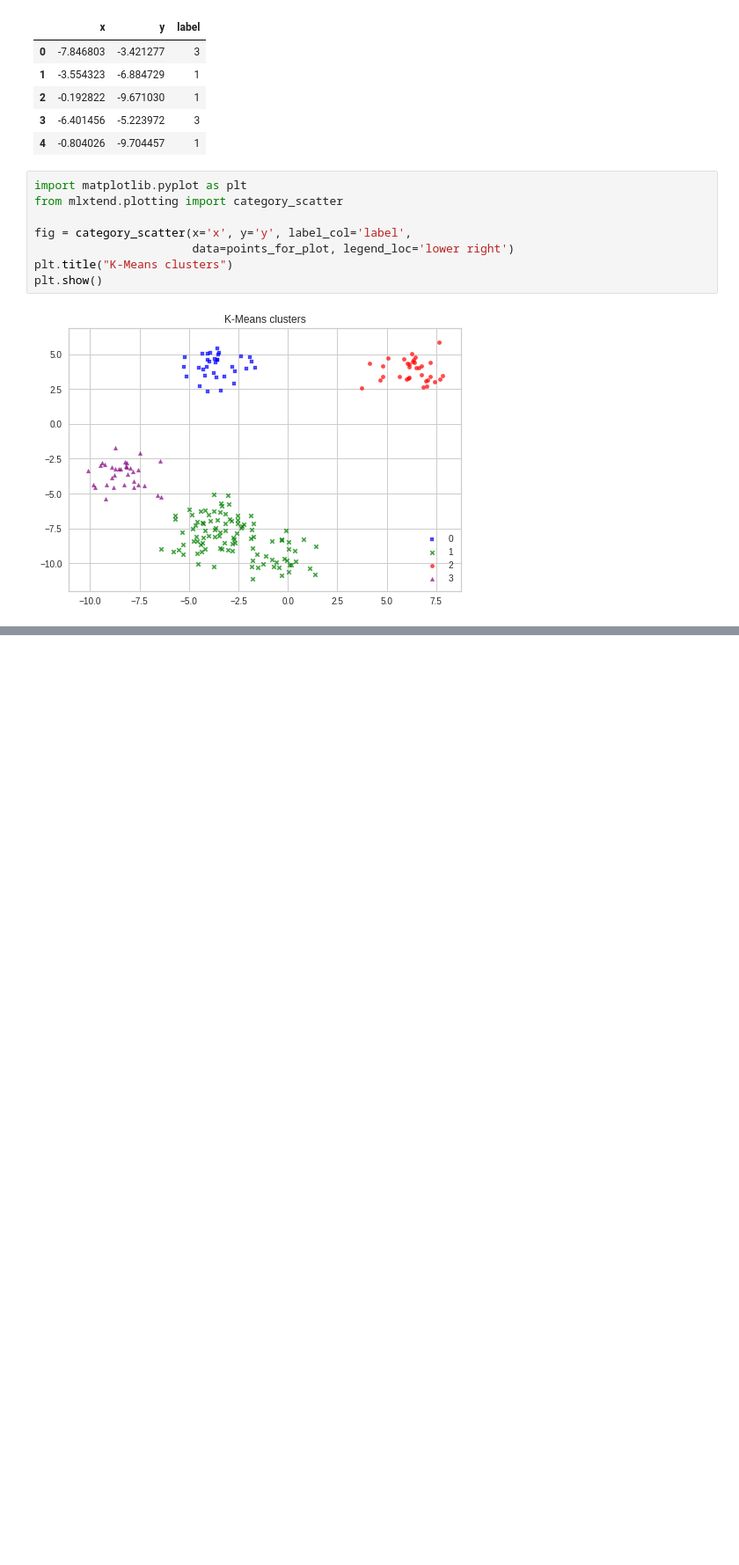
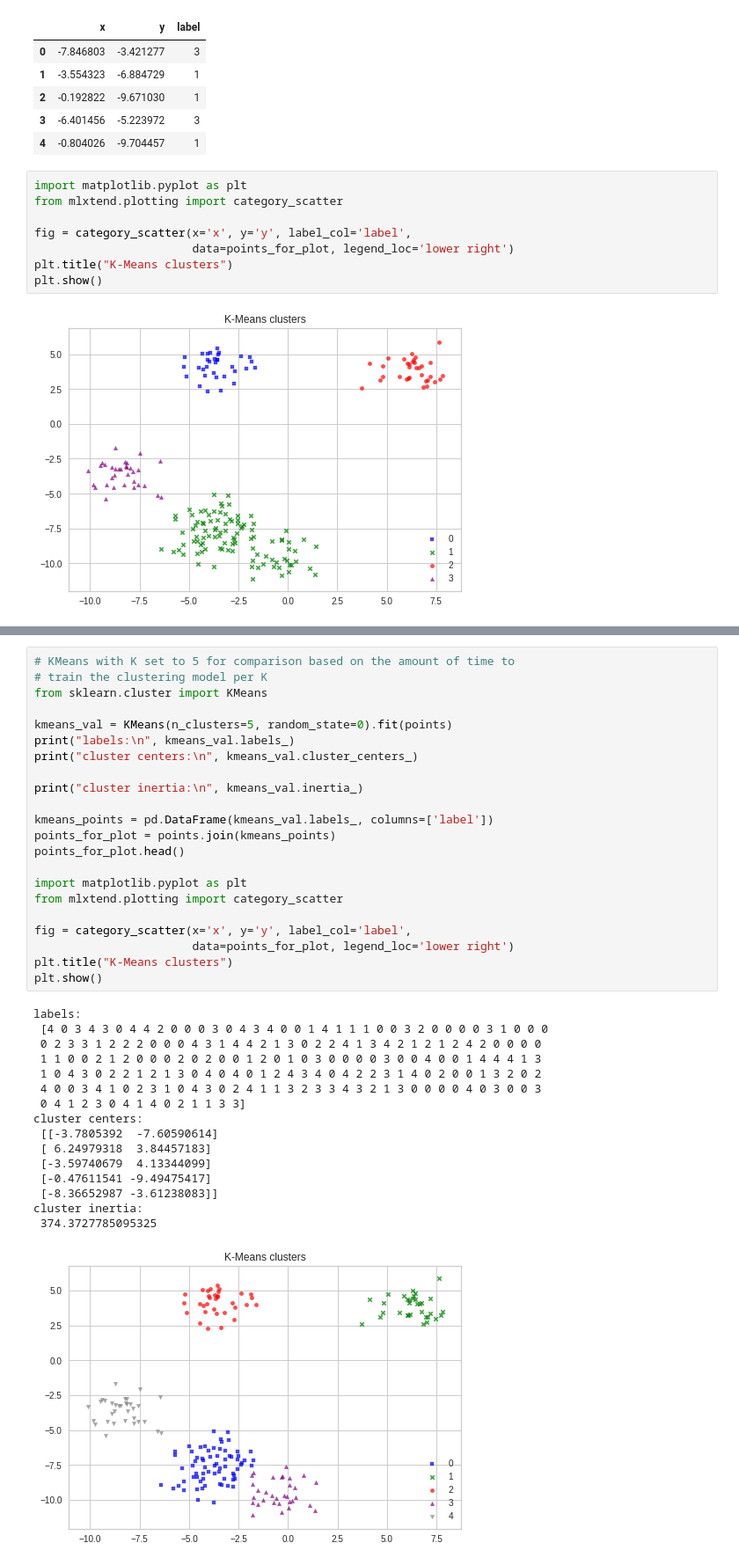
Before and after one commit to bloominstituteoftechnology/DS-Unit-1-Sprint-4-Linear-Algebra, a Jupyter notebook: Linear_Algebra_Sprint_Challenge.ipynb, the cells around one changed output, grey strips where cells are left out. Shown at 88% size. Drawn from its saved outputs; the diff is of its cells as text; blank space fills up the shorter version.

```diff
--- a/Linear_Algebra_Sprint_Challenge.ipynb
+++ b/Linear_Algebra_Sprint_Challenge.ipynb
@@ -404,0 +419,39 @@ plt.show()
+# %%
+# KMeans with K set to 5 for comparison based on the amount of time to
+# train the clustering model per K
+from sklearn.cluster import KMeans
+
+kmeans_val = KMeans(n_clusters=5, random_state=0).fit(points)
+print("labels:\n", kmeans_val.labels_)
+print("cluster centers:\n", kmeans_val.cluster_centers_)
+
+print("cluster inertia:\n", kmeans_val.inertia_)
+
+kmeans_points = pd.DataFrame(kmeans_val.labels_, columns=['label'])
+points_for_plot = points.join(kmeans_points)
+points_for_plot.head()
+
+import matplotlib.pyplot as plt
+from mlxtend.plotting import category_scatter
+
+fig = category_scatter(x='x', y='y', label_col='label',
+                       data=points_for_plot, legend_loc='lower right')
+plt.title("K-Means clusters")
+plt.show()
+# %% [output]
+labels:
+ [4 0 3 4 3 0 4 4 2 0 0 0 3 0 4 3 4 0 0 1 4 1 1 1 0 0 3 2 0 0 0 0 3 1 0 0 0
+ 0 2 3 3 1 2 2 2 0 0 0 4 3 1 4 4 2 1 3 0 2 2 4 1 3 4 2 1 2 1 2 4 2 0 0 0 0
+ 1 1 0 0 2 1 2 0 0 0 2 0 2 0 0 1 2 0 1 0 3 0 0 0 0 3 0 0 4 0 0 1 4 4 4 1 3
+ 1 0 4 3 0 2 2 1 2 1 3 0 4 0 4 0 1 2 4 3 4 0 4 2 2 3 1 4 0 2 0 0 1 3 2 0 2
+ 4 0 0 3 4 1 0 2 3 1 0 4 3 0 2 4 1 1 3 2 3 3 4 3 2 1 3 0 0 0 0 4 0 3 0 0 3
+ 0 4 1 2 3 0 4 1 4 0 2 1 1 3 3]
+cluster centers:
+ [[-3.7805392  -7.60590614]
+ [ 6.24979318  3.84457183]
+ [-3.59740679  4.13344099]
+ [-0.47611541 -9.49475417]
+ [-8.36652987 -3.61238083]]
+cluster inertia:
+ 374.3727785095325
+[figure, added]
```
Also changed, not shown: parts of 2 cells of this notebook.
